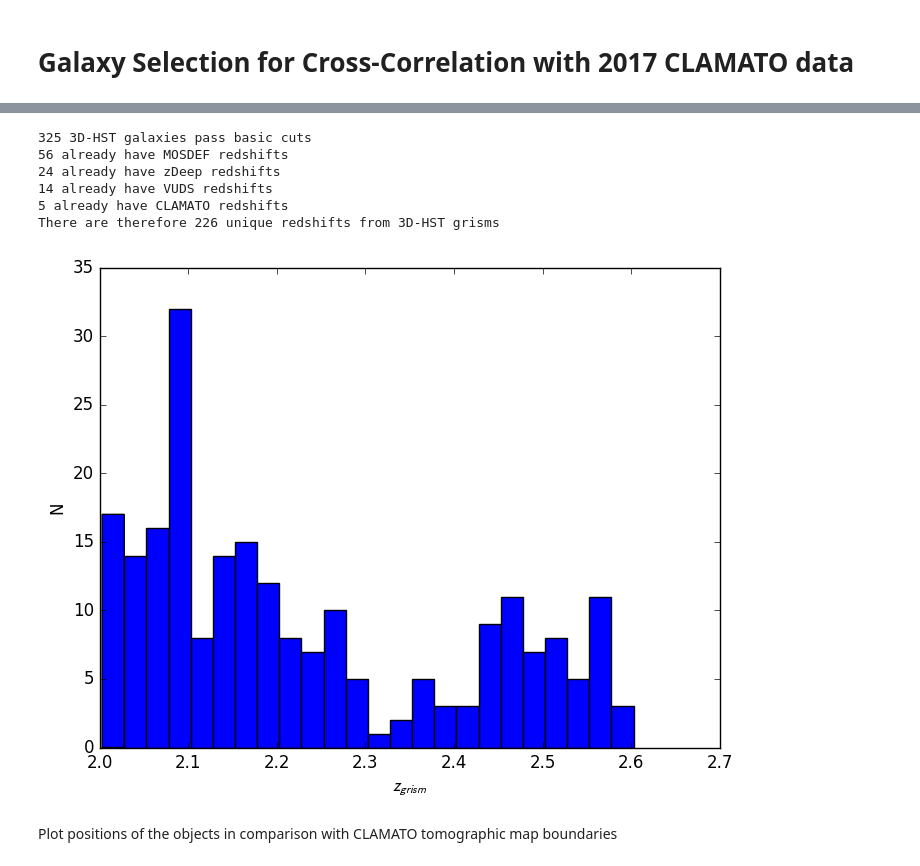
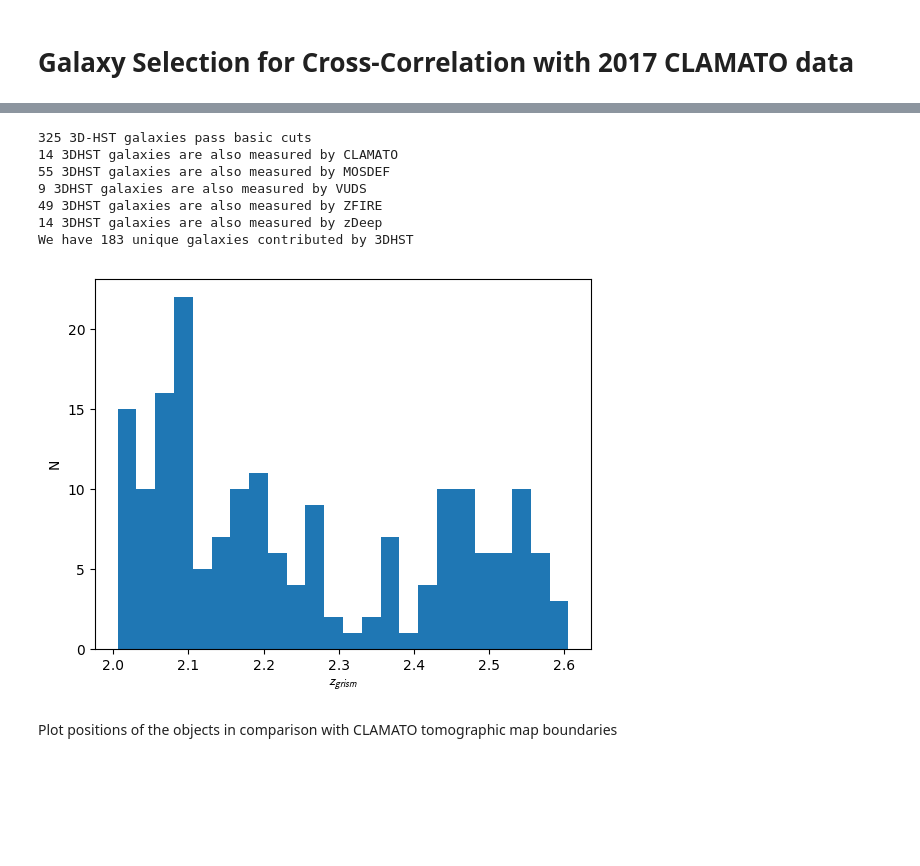
Before and after one commit to kheegan/crosscorr2017, a Jupyter notebook: grab_coeval_gal_cl2017.ipynb, the cells around one changed output, grey strips where cells are left out. Saved outputs shown, nothing was run; the diff lists cells and outputs as text; code cells hidden in the pictures; blank space fills up the shorter version.

```diff
--- a/grab_coeval_gal_cl2017.ipynb
+++ b/grab_coeval_gal_cl2017.ipynb
@@ -86,10 +90,20 @@ print('There are '+str(len(catmddata))+' coeval galaxies from MOSDEF')
 fig, ax = plt.subplots()
 binwidth=0.025
 ax.hist(catmddata['Z_MOSFIRE'],bins=np.arange(min(catmddata['Z_MOSFIRE']),
-                                               max(catmddata['Z_MOSFIRE']) + binwidth, binwidth))
+                                               max(catmddata['Z_MOSFIRE']) + binwidth, binwidth),
+       ec='black')
 ax.set_xlabel(r'$z_{MOSFIRE}$')
 ax.set_ylabel('N')
 plt.show()
+
+# Initialize catalog and SkyCoord for all galaxies
+ra_all  = ra_md
+dec_all = dec_md
+z_all   = catmddata['Z_MOSFIRE']
+id_all = catmddata['ID_V4']
+source_all = np.asarray(['MOSDEF']*len(catmddata))
+
+SkyCoord_all = MosdefCoord
 # %% [output]
 ColDefs(
     name = 'FIELD'; format = '7A'
@@ -328,64 +462,70 @@ cut3dhst = np.all(np.column_stack([(grism3d['z_max_grism'] >= zmin),
                                    (grism3d['flag2']==0),
                                    (phot3d['ra'] >= ra0 - d_ra),
                                    (phot3d['ra'] <= ra1 + d_ra),
                                    (phot3d['dec'] >= dec0 - d_dec),
                                    (phot3d['dec'] <= dec1 + d_dec)
                                   ]) , axis=1)
 
 grism3d = grism3d[cut3dhst]
 phot3d  = phot3d[cut3dhst]
 print('%i 3D-HST galaxies pass basic cuts' % len(grism3d))
 
 # MAtch coordinates with MOSDEF sample
 grismCoord = SkyCoord(ra=phot3d['ra']*u.degree, dec=phot3d['dec']*u.degree)
 
-id_gr1, d2d_gr1 , d3d_gr1 = grismCoord.match_to_catalog_sky(MosdefCoord)
-notmatch_gr1 = d2d_gr1 >= 1.*u.arcsec
-match_gr1 = d2d_gr1 < 1.*u.arcsec
-# Verify that ID_V4 in the MOSDEF catalog is indeed PHOT_ID in the 3D-HST 2015 catalog
-#idmd = catmddata['ID_V4']
-#idgrism = grism3d['phot_id']
-#print('\n'.join('\t'.join(map(str,row)) \
-#                for row in zip(idmd[id_gr1[match_gr1]],idgrism[match_gr1])))
+SkyCoord_all = SkyCoord(ra = np.asarray(ra_all)*u.degree,
+                        dec=np.asarray(dec_all)*u.degree)
 
-print("%i already have MOSDEF redshifts" % sum(1 for j in notmatch_gr1 if not j))
+idv, d2d , d3d = grismCoord.match_to_catalog_sky(SkyCoord_all)
+idall, d2d_all, d3d_all = SkyCoord_all.match_to_catalog_sky(grismCoord)
 
-#Match coordinates with zDeep sample
-id_gr2, d2d_gr2 , d3d_gr2 = grismCoord.match_to_catalog_sky(zDeepCoord)
-notmatch_gr2 = d2d_gr2 >= 1.*u.arcsec
-print("%i already have zDeep redshifts" % sum(1 for j in notmatch_gr2 if not j))
+closematch_tmp = d2d < (0.5*u.arcsec)
+notmatch_tmp = np.invert(closematch_tmp)
 
-#Match coordinates with VUDS sample
-id_gr3, d2d_gr3 , d3d_gr3 = grismCoord.match_to_catalog_sky(vudsCoord)
-notmatch_gr3 = d2d_gr3 >= 1.*u.arcsec
-print("%i already have VUDS redshifts" % sum(1 for j in notmatch_gr3 if not j))
+# This is the same match, but relative to the full catalog
+closematch_all = d2d_all < (0.5*u.arcsec)
 
-#Match coordinates with CLAMATO sample
-id_gr4, d2d_gr4 , d3d_gr4 = grismCoord.match_to_catalog_sky(ClamatoCoord)
-notmatch_gr4 = d2d_gr4 >= 1.*u.arcsec
-print("%i already have CLAMATO redshifts" % sum(1 for j in notmatch_gr4 if not j))
 
-notmatch_atall = np.all(np.column_stack([notmatch_gr1,notmatch_gr2,notmatch_gr3,notmatch_gr4]), axis=1)
-grism3d = grism3d[notmatch_atall]
-phot3d  = phot3d[notmatch_atall]
+#print(len(SkyCoord_all))
+#print(len(source_all))
+#print(len(closematch_all))
 
-print('There are therefore %i unique redshifts from 3D-HST grisms' % len(grism3d))
+source_matched = source_all[closematch_all]
+
+for i in np.unique(source_matched):
+    uniqsource = i
+    nsource = sum(1 for j in source_matched if j == uniqsource)
+    print('{0:d} 3DHST galaxies are also measured by {1:s}'.format(nsource, uniqsource))
+
+print('We have {:} unique galaxies contributed by 3DHST'.format(sum(1 for i in notmatch_tmp if i)))
+
+grism3d = grism3d[notmatch_tmp]
+phot3d  = phot3d[notmatch_tmp]
+
+# Append current catalog to 'all' catalog
+ra_all = np.concatenate((ra_all, phot3d['ra']))
+dec_all = np.concatenate((dec_all, phot3d['dec']))
+z_all  = np.concatenate((z_all, grism3d['z_max_grism']))
+id_all = np.concatenate((id_all, grism3d['phot_id']))
+source_tmp = np.asarray(['3DHST']*len(grism3d))
+source_all = np.concatenate((source_all, source_tmp ))
 
 fig, ax = plt.subplots()
 binwidth=0.025
 ax.hist(grism3d['z_max_grism'],bins=np.arange(min(grism3d['z_max_grism']),
                                                max(grism3d['z_max_grism']) + binwidth, binwidth))
 ax.set_xlabel(r'$z_{grism}$')
 ax.set_ylabel('N')
 plt.show()
 # %% [output]
 325 3D-HST galaxies pass basic cuts
-56 already have MOSDEF redshifts
-24 already have zDeep redshifts
-14 already have VUDS redshifts
-5 already have CLAMATO redshifts
-There are therefore 226 unique redshifts from 3D-HST grisms
+14 3DHST galaxies are also measured by CLAMATO
+55 3DHST galaxies are also measured by MOSDEF
+9 3DHST galaxies are also measured by VUDS
+49 3DHST galaxies are also measured by ZFIRE
+14 3DHST galaxies are also measured by zDeep
+We have 183 unique galaxies contributed by 3DHST
-[figure, old version]
+[figure, new version]
 # %% [markdown]
 Plot positions of the objects in comparison with CLAMATO tomographic map boundaries
 # %%
```
Also changed, not shown: parts of 32 cells of this notebook, 3 other files.
